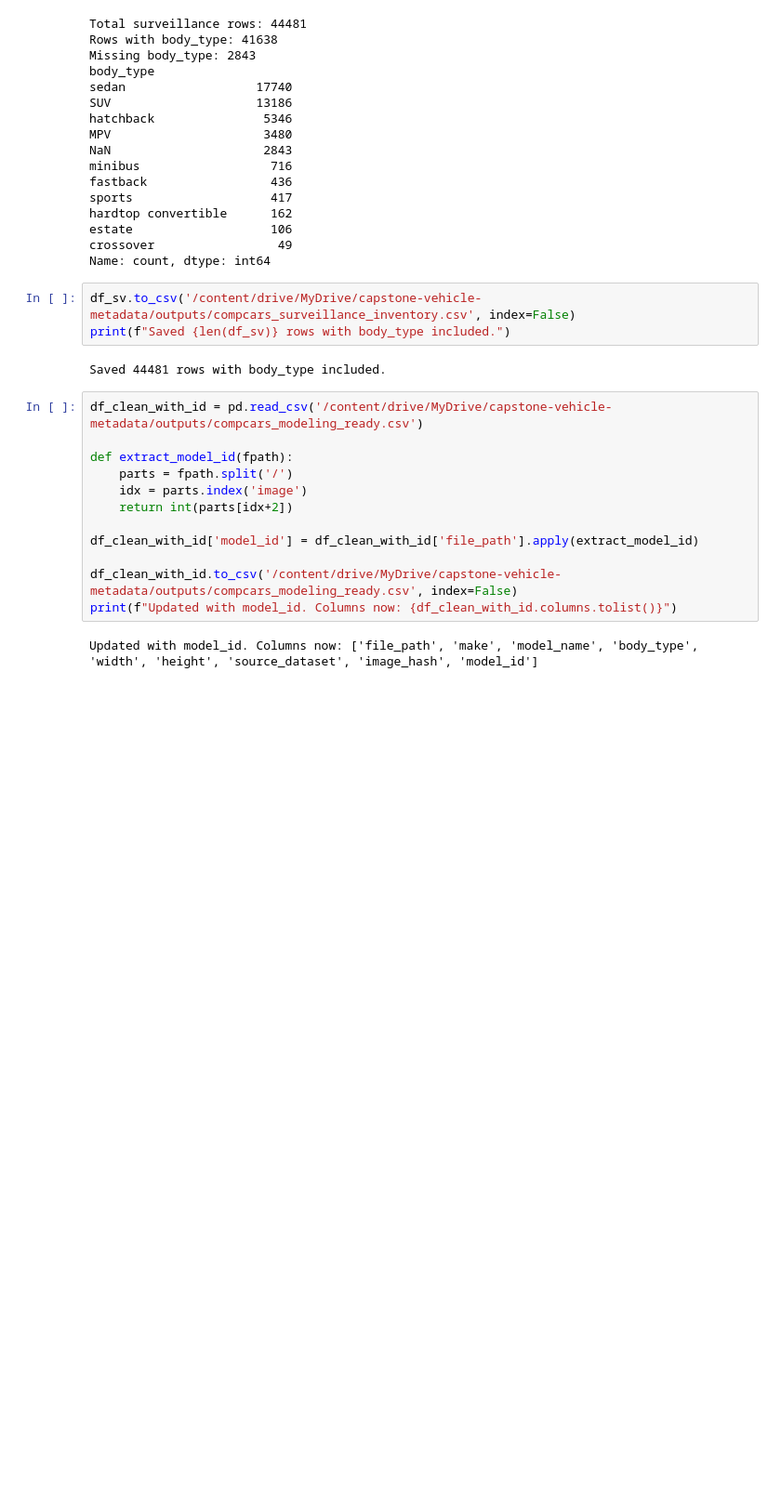
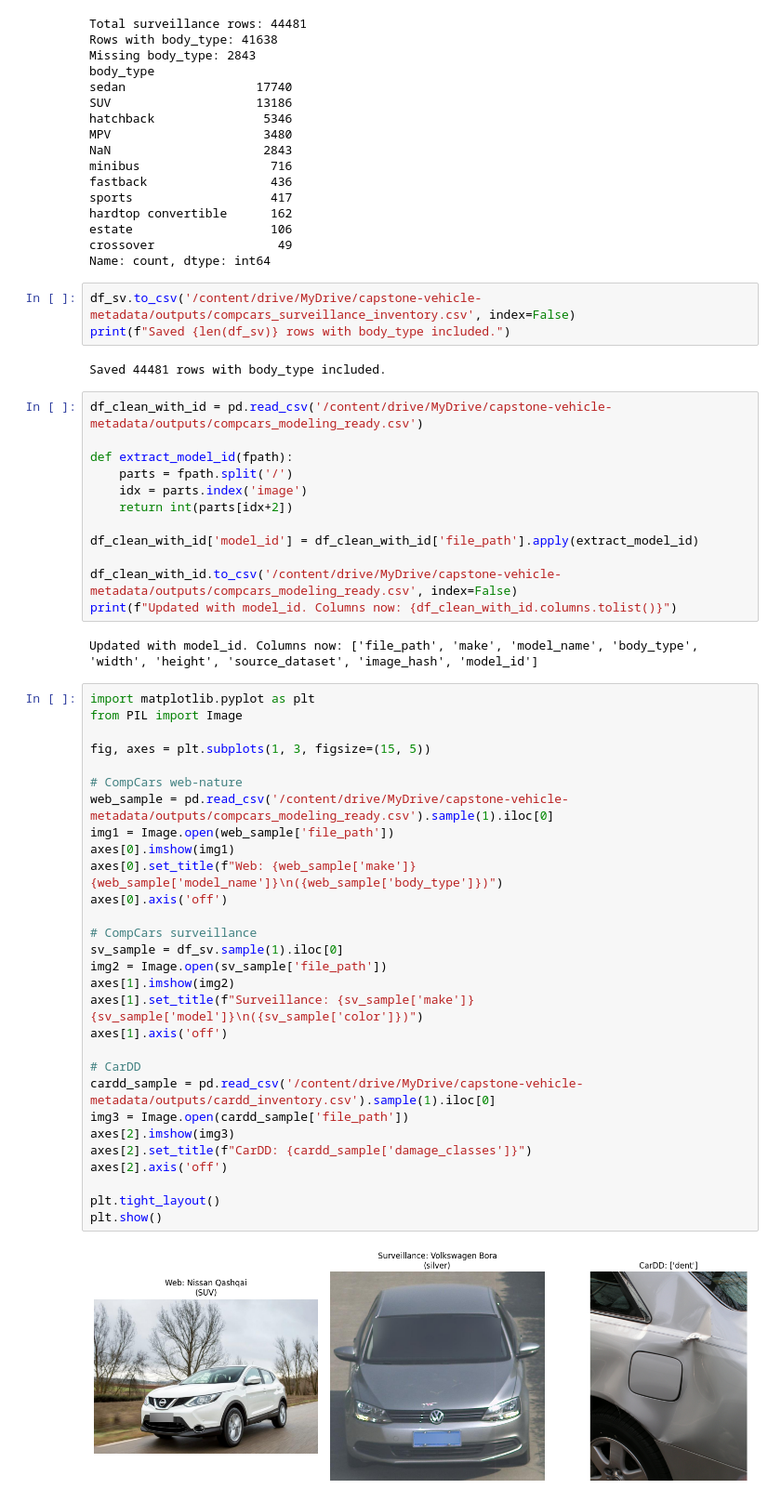
Before and after one commit to 36127-iLab06-AutoVision/AutoVision_Model_Development, a Jupyter notebook: notebooks/Compcars+surv.ipynb, the cells around one changed output. Shown at 93% size. Cells and saved outputs as stored; diff of their text form; blank space fills up the shorter version.

```diff
--- a/notebooks/Compcars+surv.ipynb
+++ b/notebooks/Compcars+surv.ipynb
@@ -483,3 +483,34 @@ df_clean_with_id.to_csv('/content/drive/MyDrive/capstone-vehicle-metadata/output
 print(f"Updated with model_id. Columns now: {df_clean_with_id.columns.tolist()}")
 # %% [output]
 Updated with model_id. Columns now: ['file_path', 'make', 'model_name', 'body_type', 'width', 'height', 'source_dataset', 'image_hash', 'model_id']
+# %%
+import matplotlib.pyplot as plt
+from PIL import Image
+
+fig, axes = plt.subplots(1, 3, figsize=(15, 5))
+
+# CompCars web-nature
+web_sample = pd.read_csv('/content/drive/MyDrive/capstone-vehicle-metadata/outputs/compcars_modeling_ready.csv').sample(1).iloc[0]
+img1 = Image.open(web_sample['file_path'])
+axes[0].imshow(img1)
+axes[0].set_title(f"Web: {web_sample['make']} {web_sample['model_name']}\n({web_sample['body_type']})")
+axes[0].axis('off')
+
+# CompCars surveillance
+sv_sample = df_sv.sample(1).iloc[0]
+img2 = Image.open(sv_sample['file_path'])
+axes[1].imshow(img2)
+axes[1].set_title(f"Surveillance: {sv_sample['make']} {sv_sample['model']}\n({sv_sample['color']})")
+axes[1].axis('off')
+
+# CarDD
+cardd_sample = pd.read_csv('/content/drive/MyDrive/capstone-vehicle-metadata/outputs/cardd_inventory.csv').sample(1).iloc[0]
+img3 = Image.open(cardd_sample['file_path'])
+axes[2].imshow(img3)
+axes[2].set_title(f"CarDD: {cardd_sample['damage_classes']}")
+axes[2].axis('off')
+
+plt.tight_layout()
+plt.show()
+# %% [output]
+[figure, added]
```
Also changed, not shown: parts of 11 cells of this notebook.
